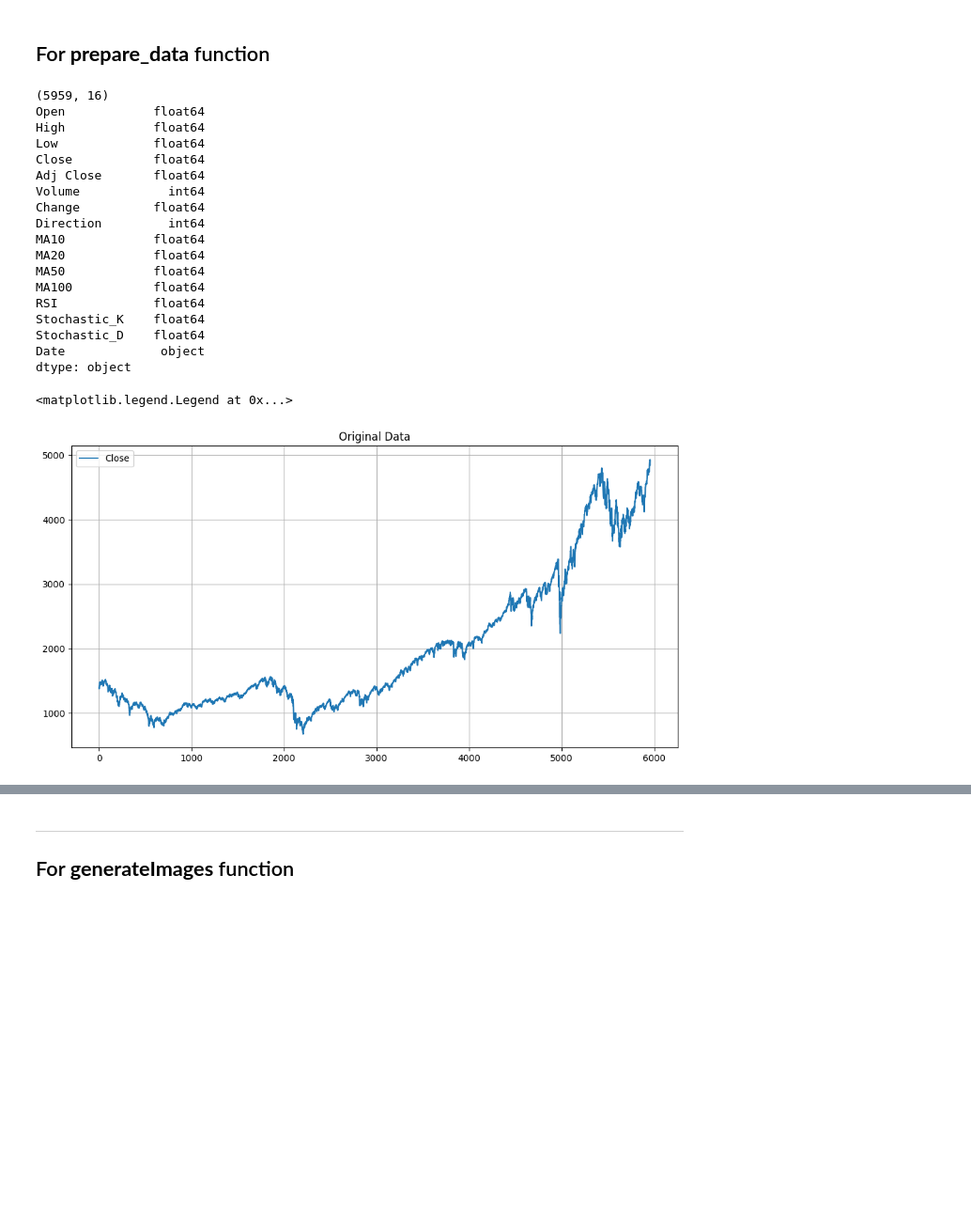
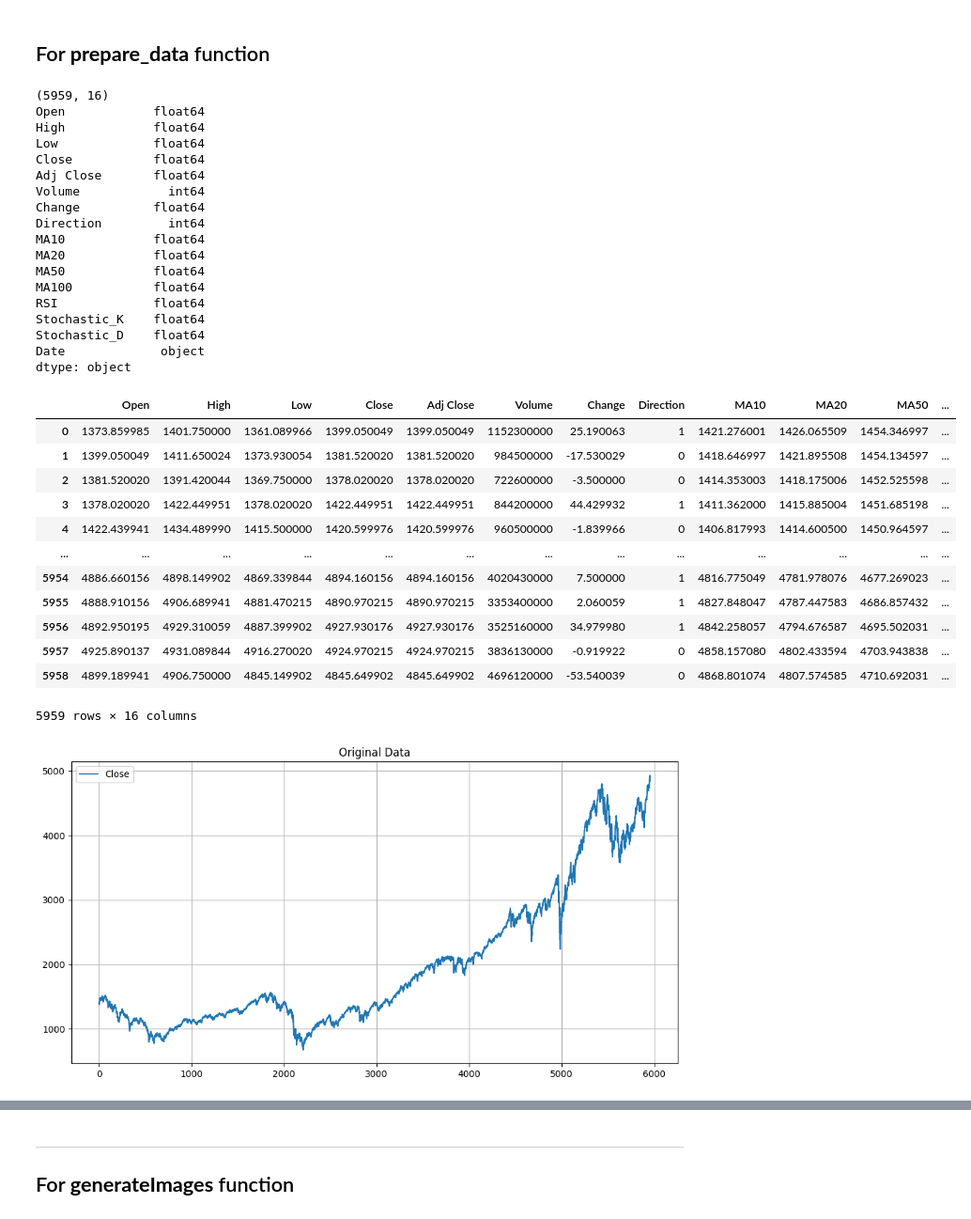
Before and after one commit to BoykoPetevBoev/Stock-Market-Prediction, a Jupyter notebook: src/models/cnn_v3/cnn_normalize.ipynb, the cells around one changed output, grey strips where cells are left out. Shown at 94% size. Saved outputs shown, nothing was run; the diff lists cells and outputs as text; code cells hidden in the pictures; blank space fills up the shorter version.

```diff
--- a/src/models/cnn_v3/cnn_normalize.ipynb
+++ b/src/models/cnn_v3/cnn_normalize.ipynb
@@ -41,34 +43,48 @@ print(data.dtypes)
 # Show the plot
 # plt.show()
 # plt.show()
 
 plt = config_chart('Original Data')
 plt.plot(data.Close)
 plt.legend(['Close'])
 
 plt = config_chart('Daily Change')
 plt.plot(data.Change)
 plt.legend(['Change'])
+
+data
 # %% [output]
 (5959, 16)
 Open            float64
 High            float64
 Low             float64
 Close           float64
 Adj Close       float64
 Volume            int64
 Change          float64
 Direction         int64
 MA10            float64
 MA20            float64
 MA50            float64
 MA100           float64
 RSI             float64
 Stochastic_K    float64
 Stochastic_D    float64
 Date             object
 dtype: object
+|  | Open | High | Low | Close | Adj Close | Volume | Change | Direction | MA10 | MA20 | MA50 | ... |
+| 0 | 1373.859985 | 1401.750000 | 1361.089966 | 1399.050049 | 1399.050049 | 1152300000 | 25.190063 | 1 | 1421.276001 | 1426.065509 | 1454.346997 | ... |
+| 1 | 1399.050049 | 1411.650024 | 1373.930054 | 1381.520020 | 1381.520020 | 984500000 | -17.530029 | 0 | 1418.646997 | 1421.895508 | 1454.134597 | ... |
+| 2 | 1381.520020 | 1391.420044 | 1369.750000 | 1378.020020 | 1378.020020 | 722600000 | -3.500000 | 0 | 1414.353003 | 1418.175006 | 1452.525598 | ... |
+| 3 | 1378.020020 | 1422.449951 | 1378.020020 | 1422.449951 | 1422.449951 | 844200000 | 44.429932 | 1 | 1411.362000 | 1415.885004 | 1451.685198 | ... |
+| 4 | 1422.439941 | 1434.489990 | 1415.500000 | 1420.599976 | 1420.599976 | 960500000 | -1.839966 | 0 | 1406.817993 | 1414.600500 | 1450.964597 | ... |
+| ... | ... | ... | ... | ... | ... | ... | ... | ... | ... | ... | ... | ... |
+| 5954 | 4886.660156 | 4898.149902 | 4869.339844 | 4894.160156 | 4894.160156 | 4020430000 | 7.500000 | 1 | 4816.775049 | 4781.978076 | 4677.269023 | ... |
+| 5955 | 4888.910156 | 4906.689941 | 4881.470215 | 4890.970215 | 4890.970215 | 3353400000 | 2.060059 | 1 | 4827.848047 | 4787.447583 | 4686.857432 | ... |
+| 5956 | 4892.950195 | 4929.310059 | 4887.399902 | 4927.930176 | 4927.930176 | 3525160000 | 34.979980 | 1 | 4842.258057 | 4794.676587 | 4695.502031 | ... |
+| 5957 | 4925.890137 | 4931.089844 | 4916.270020 | 4924.970215 | 4924.970215 | 3836130000 | -0.919922 | 0 | 4858.157080 | 4802.433594 | 4703.943838 | ... |
+| 5958 | 4899.189941 | 4906.750000 | 4845.149902 | 4845.649902 | 4845.649902 | 4696120000 | -53.540039 | 0 | 4868.801074 | 4807.574585 | 4710.692031 | ... |
-<matplotlib.legend.Legend at 0x...>
+5959 rows × 16 columns
 [figure]
 [figure]
 # %% [markdown]
```
Also changed, not shown: parts of 18 cells of this notebook, 5 other files.
